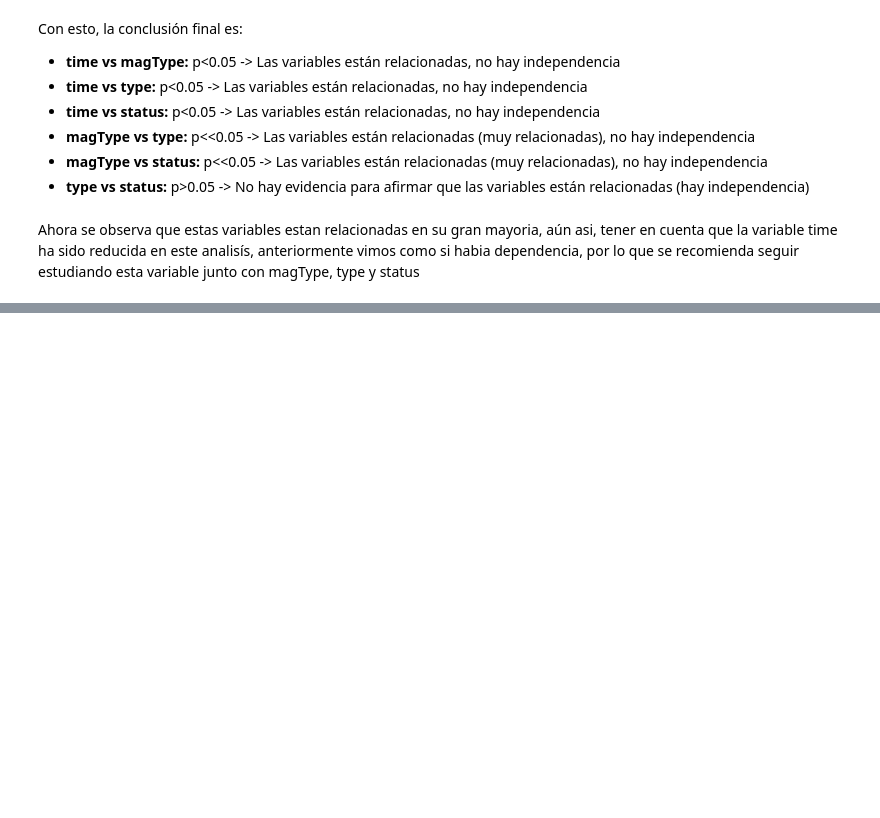
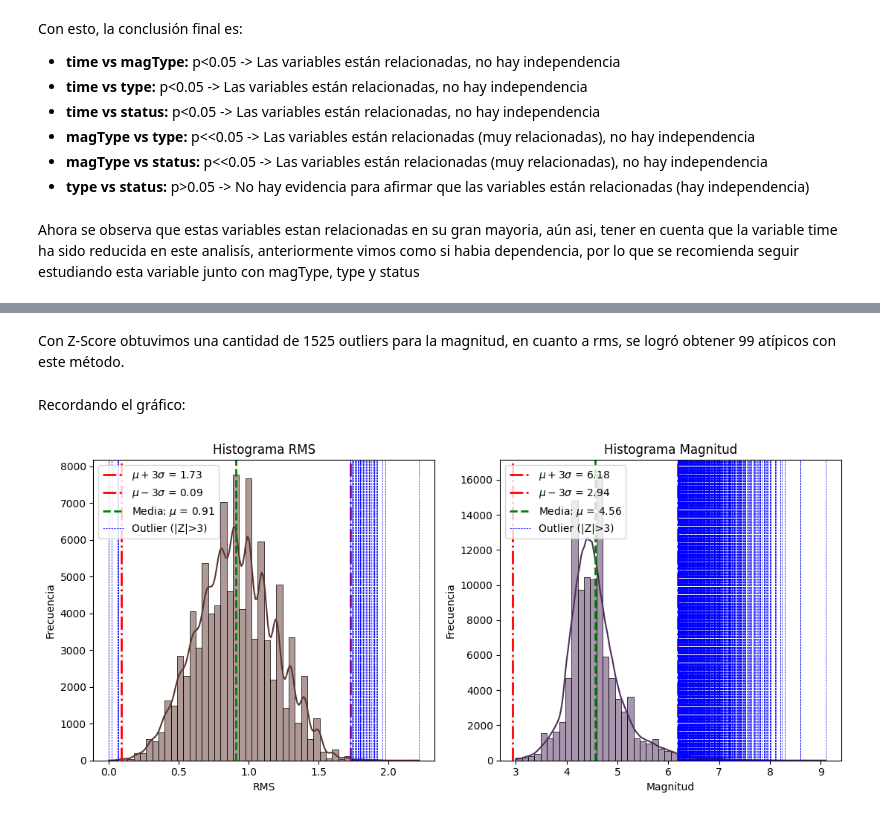
Before and after one commit to SantCorrea802/Repositorio_Curso_Fundamentos_Ciencia_de_Datos, a Jupyter notebook: proyecto_aula/py_Santiago_Correa_Marulanda_01_intro.ipynb, the cells around one changed output, grey strips where cells are left out. Drawn from its saved outputs; the diff is of its cells as text; code cells hidden in the pictures; blank space fills up the shorter version.

```diff
--- a/proyecto_aula/py_Santiago_Correa_Marulanda_01_intro.ipynb
+++ b/proyecto_aula/py_Santiago_Correa_Marulanda_01_intro.ipynb
@@ -508,0 +586,7 @@ Ahora se observa que estas variables estan relacionadas en su gran mayoria, aún
+# %%
+z_mag = zscore(num["mag"])
+out_mag = num[abs(z_mag)>3]
+
+z_rms = zscore(num["rms"], nan_policy='omit')
+out_rms = num[abs(z_rms)>3]
+out_mag
@@ -508,0 +623,37 @@ Ahora se observa que estas variables estan relacionadas en su gran mayoria, aún
+# %% [markdown]
+Con Z-Score obtuvimos una cantidad de 1525 outliers para la magnitud, en cuanto a rms, se logró obtener 99 atípicos con este método.
+# %% [markdown]
+Recordando el gráfico:
+# %%
+fig, axes = plt.subplots(1,2, figsize=(11,5))
+axes = axes.flatten()
+ax1, ax2 = axes
+sns.histplot(data = num, x = "rms", ax = ax1, bins=50, kde = True, color="#5E342F")
+ax1.set_title("Histograma RMS")
+ax1.set_xlabel("RMS")
+ax1.set_ylabel("Frecuencia")
+ax1.axvline(x=mean_rms + (3*desv_std_rms), linestyle = "-.", linewidth=2, label=rf"$\mu+3\sigma$ = {(mean_rms+3*desv_std_rms):.2f}", color = "red")
+ax1.axvline(x=mean_rms - (3*desv_std_rms), linestyle = "-.", linewidth=2, label=rf"$\mu-3\sigma$ = {(mean_rms-3*desv_std_rms):.2f}", color = "red")
+ax1.axvline(x=mean_rms, linestyle = "--", linewidth=2, label=rf"Media: $\mu$ = {mean_rms:.2f}", color = "green")
+for out in out_rms["rms"]:
+    ax1.axvline(out, color="blue", linestyle="--", linewidth=0.5)
+ax1.axvline(x=0, color="blue", linestyle="--", linewidth=0.5, label="Outlier (|Z|>3)")
+ax1.legend()
+
+sns.histplot(data = num, x = "mag", ax = ax2, bins=50, kde = True, color="#502F5E")
+ax2.set_title("Histograma Magnitud")
+ax2.set_xlabel("Magnitud")
+ax2.set_ylabel("Frecuencia")
+ax2.axvline(x=mean_mag + (3*desv_std_mag), linestyle = "-.", linewidth=2, label=rf"$\mu+3\sigma$ = {(mean_mag+3*desv_std_mag):.2f}", color = "red")
+ax2.axvline(x=mean_mag - (3*desv_std_mag), linestyle = "-.", linewidth=2, label=rf"$\mu-3\sigma$ = {(mean_mag-3*desv_std_mag):.2f}", color = "red")
+ax2.axvline(x=mean_mag, linestyle = "--", linewidth=2, label=rf"Media: $\mu$ = {mean_mag:.2f}", color = "green")
+for out in out_mag["mag"]:
+    ax2.axvline(out, color="blue", linestyle="--", linewidth=0.5)
+ax2.axvline(x=7, color="blue", linestyle="--", linewidth=0.5, label="Outlier (|Z|>3)")
+ax2.legend()
+
+
+plt.tight_layout()
+plt.show()
+# %% [output]
+[figure, added]
```
Also changed, not shown: parts of 46 cells of this notebook.
